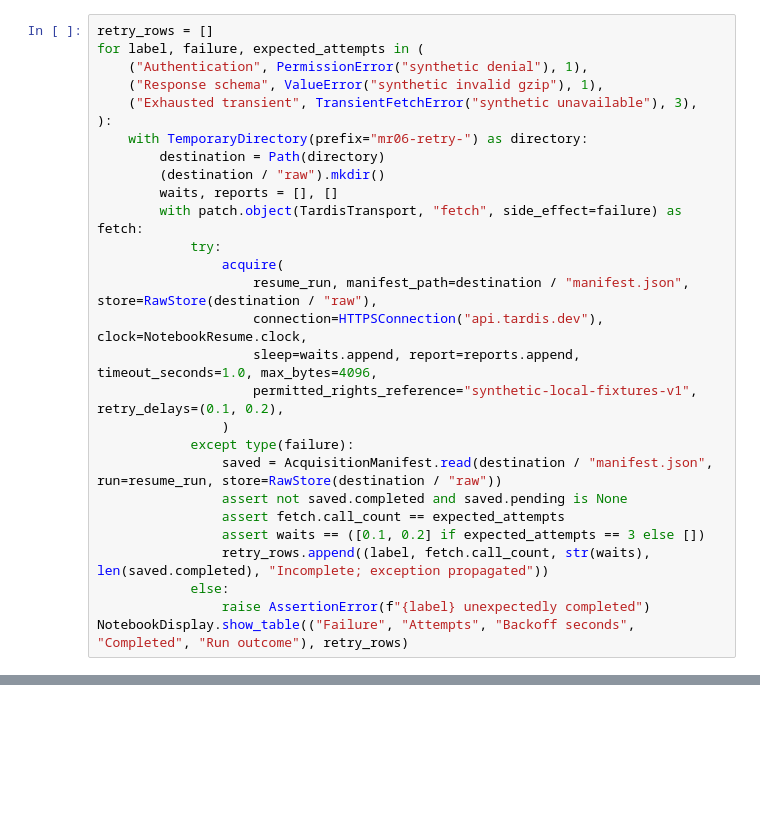
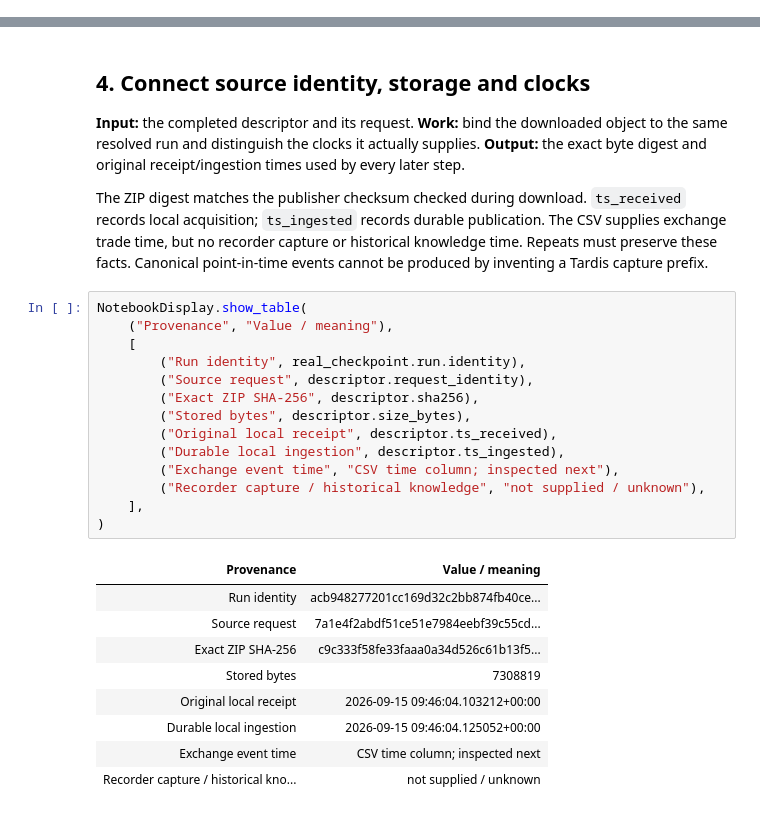
Before and after one commit to lixuanguang/alpha-research-lab-private, a Jupyter notebook: examples/research-foundations.ipynb, the cells around one changed output, grey strips where cells are left out. Drawn from its saved outputs; the diff is of its cells as text; blank space fills up the shorter version.

```diff
--- a/examples/research-foundations.ipynb
+++ b/examples/research-foundations.ipynb
@@ -1365,28 +0,0 @@ A transient transport exception alone permits retry. The tuple `(0.1, 0.2)` allo
-# %%
-retry_rows = []
-for label, failure, expected_attempts in (
-    ("Authentication", PermissionError("synthetic denial"), 1),
-    ("Response schema", ValueError("synthetic invalid gzip"), 1),
-    ("Exhausted transient", TransientFetchError("synthetic unavailable"), 3),
-):
-    with TemporaryDirectory(prefix="mr06-retry-") as directory:
-        destination = Path(directory)
-        (destination / "raw").mkdir()
-        waits, reports = [], []
-        with patch.object(TardisTransport, "fetch", side_effect=failure) as fetch:
-            try:
-                acquire(
-                    resume_run, manifest_path=destination / "manifest.json", store=RawStore(destination / "raw"),
-                    connection=HTTPSConnection("api.tardis.dev"), clock=NotebookResume.clock,
-                    sleep=waits.append, report=reports.append, timeout_seconds=1.0, max_bytes=4096,
-                    permitted_rights_reference="synthetic-local-fixtures-v1", retry_delays=(0.1, 0.2),
-                )
-            except type(failure):
-                saved = AcquisitionManifest.read(destination / "manifest.json", run=resume_run, store=RawStore(destination / "raw"))
-                assert not saved.completed and saved.pending is None
-                assert fetch.call_count == expected_attempts
-                assert waits == ([0.1, 0.2] if expected_attempts == 3 else [])
-                retry_rows.append((label, fetch.call_count, str(waits), len(saved.completed), "Incomplete; exception propagated"))
-            else:
-                raise AssertionError(f"{label} unexpectedly completed")
-NotebookDisplay.show_table(("Failure", "Attempts", "Backoff seconds", "Completed", "Run outcome"), retry_rows)
@@ -1826,0 +405,30 @@ else:
+# %% [markdown]
+## 4. Connect source identity, storage and clocks
+
+**Input:** the completed descriptor and its request. **Work:** bind the downloaded object to the same resolved run and distinguish the clocks it actually supplies. **Output:** the exact byte digest and original receipt/ingestion times used by every later step.
+
+The ZIP digest matches the publisher checksum checked during download. `ts_received` records local acquisition; `ts_ingested` records durable publication. The CSV supplies exchange trade time, but no recorder capture or historical knowledge time. Repeats must preserve these facts. Canonical point-in-time events cannot be produced by inventing a Tardis capture prefix.
+# %%
+NotebookDisplay.show_table(
+    ("Provenance", "Value / meaning"),
+    [
+        ("Run identity", real_checkpoint.run.identity),
+        ("Source request", descriptor.request_identity),
+        ("Exact ZIP SHA-256", descriptor.sha256),
+        ("Stored bytes", descriptor.size_bytes),
+        ("Original local receipt", descriptor.ts_received),
+        ("Durable local ingestion", descriptor.ts_ingested),
+        ("Exchange event time", "CSV time column; inspected next"),
+        ("Recorder capture / historical knowledge", "not supplied / unknown"),
+    ],
+)
+# %% [output]
+| Provenance | Value / meaning |
+| Run identity | acb948277201cc169d32c2bb874fb40ce... |
+| Source request | 7a1e4f2abdf51ce51e7984eebf39c55cd... |
+| Exact ZIP SHA-256 | c9c333f58fe33faaa0a34d526c61b13f5... |
+| Stored bytes | 7308819 |
+| Original local receipt | 2026-09-15 09:46:04.103212+00:00 |
+| Durable local ingestion | 2026-09-15 09:46:04.125052+00:00 |
+| Exchange event time | CSV time column; inspected next |
+| Recorder capture / historical kno... | not supplied / unknown |
```
Also changed, not shown: parts of 72 cells of this notebook, 5 other files.
